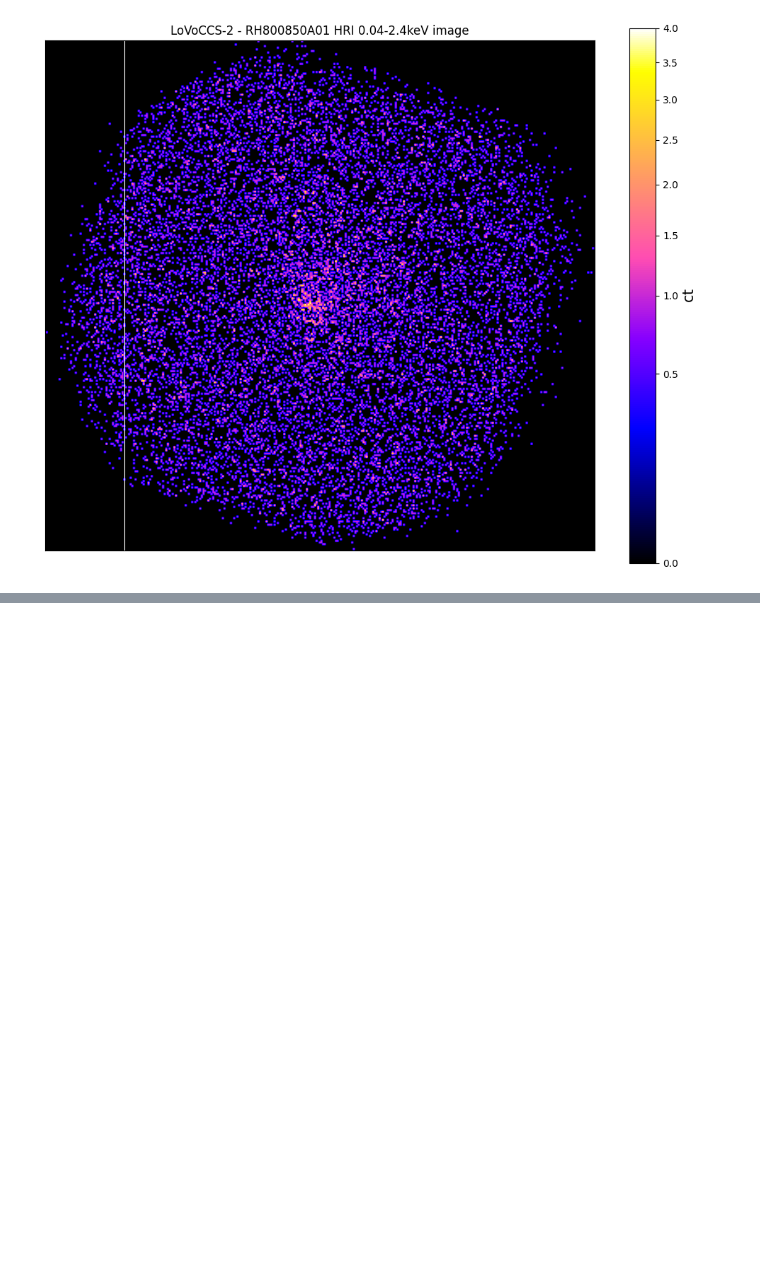
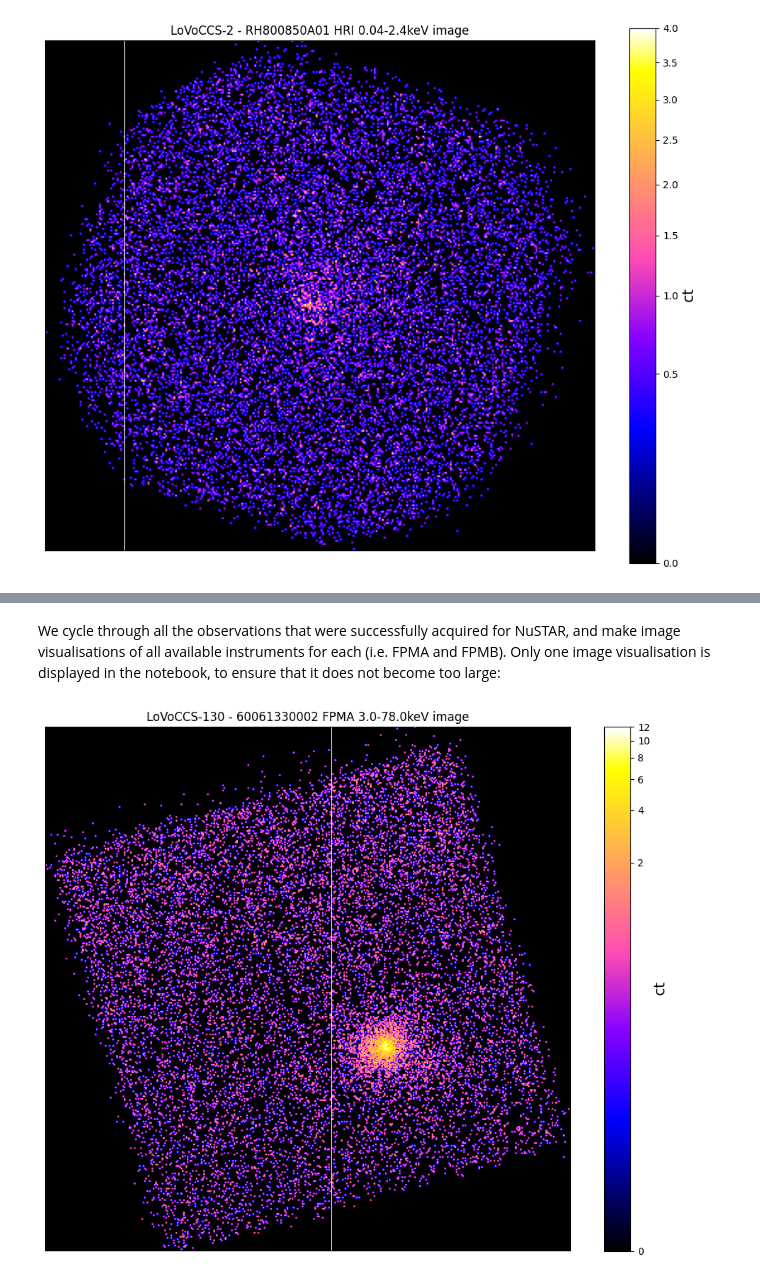
Before and after one commit to LoVoCCS/X-LoVoCCS-Data, a Jupyter notebook: notebooks/visualisations_coverage/individual_instrument_cluster_vis.ipynb, the cells around one changed output, grey strips where cells are left out. Drawn from its saved outputs; the diff is of its cells as text; code cells hidden in the pictures; blank space fills up the shorter version.

Commit message:
The NuSTAR visualisations have been added to the notebook

```diff
--- a/notebooks/visualisations_coverage/individual_instrument_cluster_vis.ipynb
+++ b/notebooks/visualisations_coverage/individual_instrument_cluster_vis.ipynb
@@ -371,6 +370,10 @@ with tqdm(desc='Generating pointed ROSAT visualisations', total=len(rosp_obs_ids
                 #  way that I'm currently doing this
                 except ValueError:
                     pass
+        else:
+            print(cur_im.path)
+            print(cur_im.not_usable_reasons)
+            print('\n\n')
         onwards.update(1)
 # %% [output]
 [figure]
@@ -376,0 +390,63 @@ with tqdm(desc='Generating pointed ROSAT visualisations', total=len(rosp_obs_ids
+# %%
+nu_path = "../../data/nustar_pointed_raw/"
+nu_im_path = nu_path + "{oi}/event_cl/nu{oi}{i}01_sk.img.gz"
+
+nu_obs_ids = [fp for fp in os.listdir(nu_path)]
+# %% [markdown]
+We cycle through all the observations that were successfully acquired for NuSTAR, and make image visualisations of all available instruments for each (i.e. FPMA and FPMB). Only one image visualisation is displayed in the notebook, to ensure that it does not become too large:
+# %%
+# This will flag will flip on the first successful image created - then images won't be shown in the notebook
+#  anymore, only saved to disk - this is to ensure that this notebook doesn't become so large that it causes
+#  problems loading it in, and rendering it on the GitHub website
+show_vis = True
+
+with tqdm(desc='Generating NuSTAR visualisations', total=len(nu_obs_ids)) as onwards:
+    for oi in nu_obs_ids:
+        for inst in ['FPMA', 'FPMB']:
+            cur_im = Image(nu_im_path.format(oi=oi, i=inst[-1]), oi, inst, '', '', '', Quantity(3.0, 'keV'),
+                           Quantity(78.0, 'keV'))
+
+#             If an image is not usable it is probably because that instrument doesn't have an image, and this is
+#              just a brute force way of determing that rather than checking before I define
+            if cur_im.usable:
+                # Again this is unfortunately brute force, as I haven't yet added a feature that makes DAXA store
+                #  which observation was for which input position/object. Once I have this will be removed
+                for row_ind, row in samp.iterrows():
+                    cur_name = "LoVoCCS-{}".format(row['LoVoCCSID'])
+                    cur_im.src_name = cur_name
+
+                    cur_coord = Quantity(row[['ra', 'dec']], 'deg')
+                    cur_out_path = out_path.format(n=cur_name, m='nustar')
+
+                    try:
+                        # We try this first because it will throw a ValueError that we can catch if the coordinate
+                        #  is completely outside the valid region for this observation, without leaving an ugly
+                        #  empty axis as would happen with the view method in that situation
+                        cur_im.coord_conv(cur_coord, 'pix')
+                        if show_vis:
+                            cur_im.view(cur_coord, zoom_in=True)
+                            # Now no-more visualisations will be shown in the notebook, only saved to disk
+                            show_vis = False
+
+                        # Make sure the output directory where we'll send the visualisation we're about to store
+                        #  actually exists
+                        if not os.path.exists(cur_out_path):
+                            os.makedirs(cur_out_path)
+
+                        # Then create a visualisation without displaying it, just saving it to disk
+                        cur_im.save_view(cur_out_path + '{n}_{o}_{i}.png'.format(n=cur_name, o=oi, i=inst),
+                                         cur_coord, zoom_in=True)
+
+                    # If this is triggered it's because the current object isn't anywhere near this particular
+                    #  observation - we don't have to worry though, it's just a consequence of the brute force
+                    #  way that I'm currently doing this
+                    except ValueError:
+                        pass
+            else:
+                print(cur_im.path)
+                print(cur_im.not_usable_reasons)
+                print('')
+
+        onwards.update(1)
+# %% [output]
+[figure, added]
```
Also changed, not shown: parts of 3 cells of this notebook.
